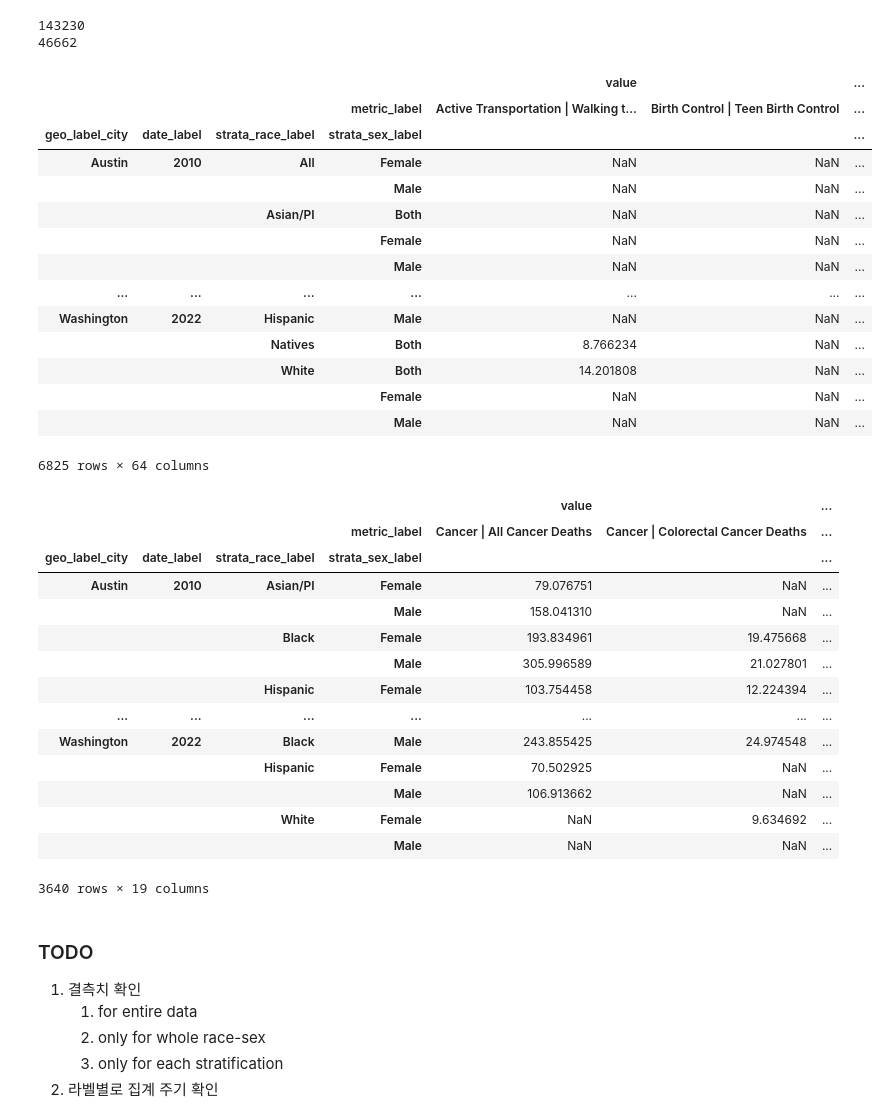
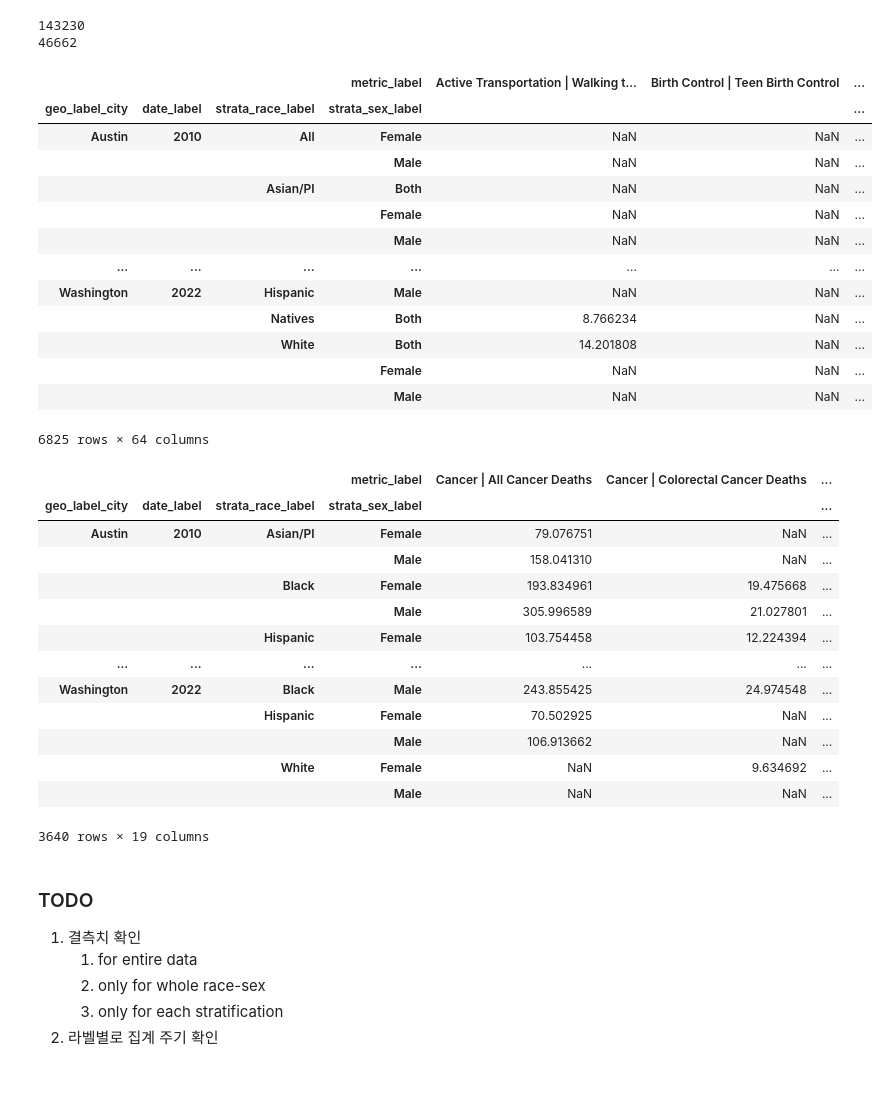
Before and after one commit to WASSUP-AIModel-3rd-Project1/Project-1, a Jupyter notebook: 240618_making_pivot.ipynb, the cells around one changed output. Drawn from its saved outputs; the diff is of its cells as text; code cells hidden in the pictures; blank space fills up the shorter version.

```diff
--- a/240618_making_pivot.ipynb
+++ b/240618_making_pivot.ipynb
@@ -609,13 +603,12 @@ print(len(df_strat_all))
 # %%
 index_cols = ['geo_label_city','date_label','strata_race_label','strata_sex_label']
 
-pvtb_strat_any = pd.pivot_table(df_strat_any, index = index_cols, columns=['metric_label'],values=['value'])
-pvtb_strat_all = pd.pivot_table(df_strat_all, index = index_cols, columns=['metric_label'],values=['value'])
+pvtb_strat_any = pd.pivot_table(df_strat_any, index = index_cols, columns='metric_label',values='value')
+pvtb_strat_all = pd.pivot_table(df_strat_all, index = index_cols, columns='metric_label',values='value')
 
 display(pvtb_strat_any)
 display(pvtb_strat_all)
 # %% [output]
-|  |  |  |  | value |  | ... |
 |  |  |  | metric_label | Active Transportation | Walking t... | Birth Control | Teen Birth Control | ... |
 | geo_label_city | date_label | strata_race_label | strata_sex_label |  |  | ... |
 | Austin | 2010 | All | Female | NaN | NaN | ... |
@@ -630,7 +623,6 @@ display(pvtb_strat_all)
 |  |  |  | Female | NaN | NaN | ... |
 |  |  |  | Male | NaN | NaN | ... |
 6825 rows × 64 columns
-|  |  |  |  | value |  | ... |
 |  |  |  | metric_label | Cancer | All Cancer Deaths | Cancer | Colorectal Cancer Deaths | ... |
 | geo_label_city | date_label | strata_race_label | strata_sex_label |  |  | ... |
 | Austin | 2010 | Asian/PI | Female | 79.076751 | NaN | ... |
```
Also changed, not shown: parts of 6 cells of this notebook, 9 other files.
